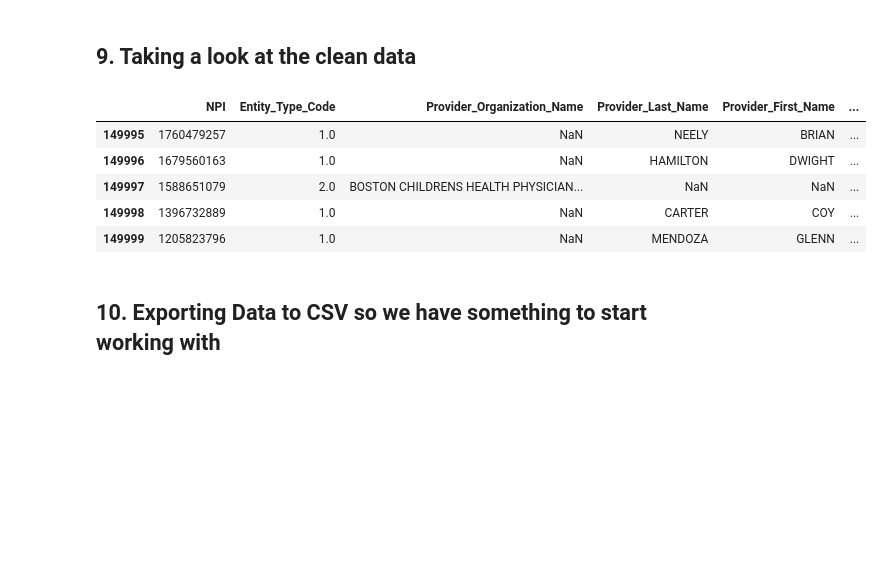
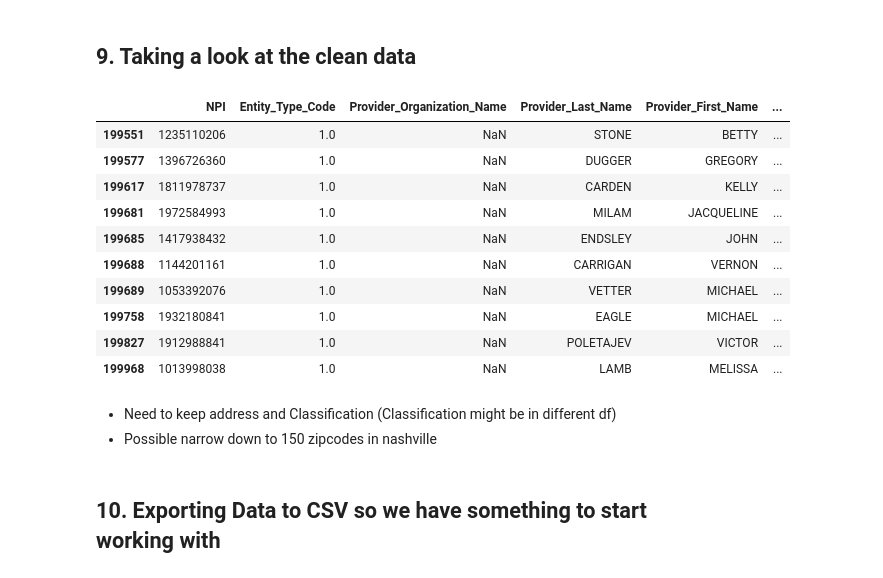
Before and after one commit to nss-data-science-cohort-4/hcbb_hop_team-saso, a Jupyter notebook: Cleaning_npidata_Taxonomy_Switch_Problem_Savannah.ipynb, the cells around one changed output. Saved outputs shown, nothing was run; the diff lists cells and outputs as text; code cells hidden in the pictures; blank space fills up the shorter version.

```diff
--- a/Cleaning_npidata_Taxonomy_Switch_Problem_Savannah.ipynb
+++ b/Cleaning_npidata_Taxonomy_Switch_Problem_Savannah.ipynb
@@ -23,0 +24,4 @@ npidata = pd.read_csv('data/NPPES_Data_Dissemination_February_2021/npidata_pfile
+# %%
+npidata = npidata[npidata['Provider Business Practice Location Address State Name'] == 'TN']
+# %%
+npidata['Provider Business Practice Location Address Postal Code'] = npidata['Provider Business Practice Location Address Postal Code'].astype(int)
@@ -66,6 +83,10 @@ for k in range(npidata.shape[0]):
 #choosing not to include middle name, Replacement NPI, and (EIN) b/c they are mostly NaN (Can add later if needed)
 npidata = npidata[['NPI','Entity Type Code','Provider Organization Name (Legal Business Name)',
                    'Provider Last Name (Legal Name)','Provider First Name',
+                   'Provider First Line Business Practice Location Address',
+                   'Provider Second Line Business Practice Location Address',
+                   'Provider Business Practice Location Address City Name',
+                   'Provider Business Practice Location Address Postal Code',
                    'Provider Credential Text','Provider Gender Code','taxonomy_switch_num',
                   'Healthcare_Provider_Taxonomy_Code','Provider_License_Number','Provider_License_Number_State']]
 # %% [markdown]
@@ -77,19 +98,31 @@ npidata = npidata.rename(columns = {"Entity Type Code": "Entity_Type_Code",
                                    "Provider Last Name (Legal Name)":"Provider_Last_Name",
                                    "Provider First Name":"Provider_First_Name",
                                    "Provider Credential Text":"Provider_Credential_Text",
-                                   "Provider Gender Code":"Gender"})
+                                   "Provider Gender Code":"Gender",
+                                   'Provider First Line Business Practice Location Address':'First_Line_Address',
+                                   'Provider Second Line Business Practice Location Address':'Second_Line_Address',
+                                   'Provider Business Practice Location Address City Name':'Address_City',
+                                   'Provider Business Practice Location Address Postal Code':'Adress_Postal_Codes'})
 # %% [markdown]
 ## 9. Taking a look at the clean data
 # %%
 #Looking at clean data
-npidata.tail()
+npidata.tail(10)
 # %% [output]
 |  | NPI | Entity_Type_Code | Provider_Organization_Name | Provider_Last_Name | Provider_First_Name | ... |
-| 149995 | 1760479257 | 1.0 | NaN | NEELY | BRIAN | ... |
-| 149996 | 1679560163 | 1.0 | NaN | HAMILTON | DWIGHT | ... |
-| 149997 | 1588651079 | 2.0 | BOSTON CHILDRENS HEALTH PHYSICIAN... | NaN | NaN | ... |
-| 149998 | 1396732889 | 1.0 | NaN | CARTER | COY | ... |
-| 149999 | 1205823796 | 1.0 | NaN | MENDOZA | GLENN | ... |
+| 199551 | 1235110206 | 1.0 | NaN | STONE | BETTY | ... |
+| 199577 | 1396726360 | 1.0 | NaN | DUGGER | GREGORY | ... |
+| 199617 | 1811978737 | 1.0 | NaN | CARDEN | KELLY | ... |
+| 199681 | 1972584993 | 1.0 | NaN | MILAM | JACQUELINE | ... |
+| 199685 | 1417938432 | 1.0 | NaN | ENDSLEY | JOHN | ... |
+| 199688 | 1144201161 | 1.0 | NaN | CARRIGAN | VERNON | ... |
+| 199689 | 1053392076 | 1.0 | NaN | VETTER | MICHAEL | ... |
+| 199758 | 1932180841 | 1.0 | NaN | EAGLE | MICHAEL | ... |
+| 199827 | 1912988841 | 1.0 | NaN | POLETAJEV | VICTOR | ... |
+| 199968 | 1013998038 | 1.0 | NaN | LAMB | MELISSA | ... |
+# %% [markdown]
+- Need to keep address and Classification (Classification might be in different df)
+- Possible narrow down to 150 zipcodes in nashville
 # %% [markdown]
 ## 10. Exporting Data to CSV so we have something to start working with
 # %%
```
Also changed, not shown: parts of 3 cells of this notebook, 1 other file.
